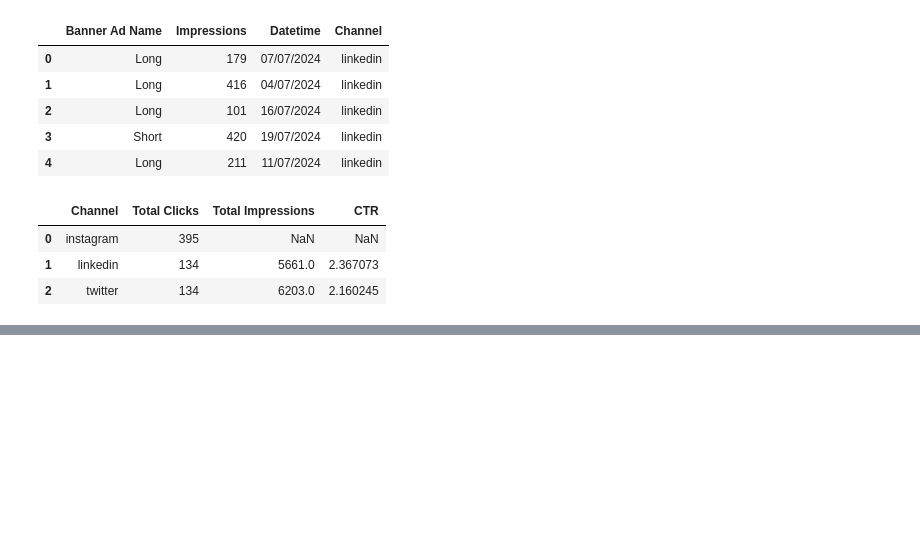
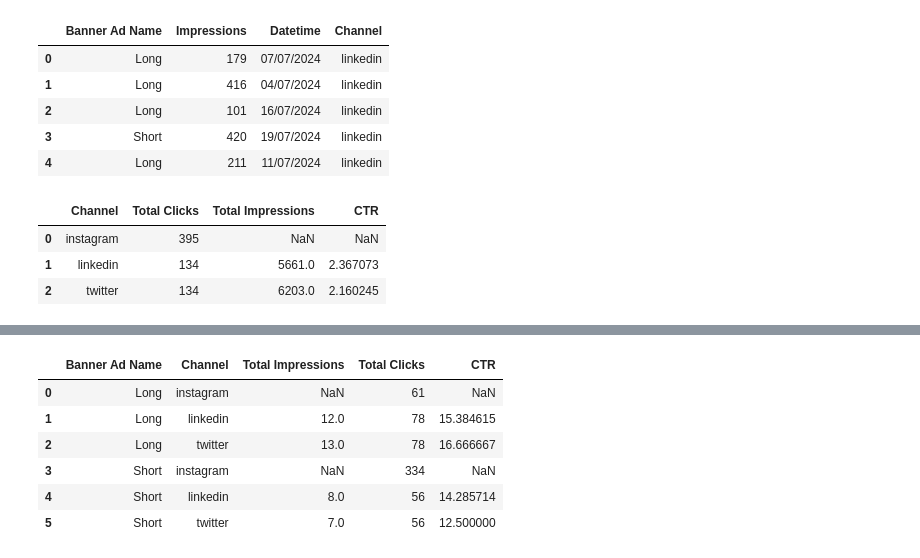
Before and after one commit to Stoichiometrical/Data-Analysis-Case-Studies, a Jupyter notebook: AB Testing Analysis CaseStudy.ipynb, the cells around one changed output, grey strips where cells are left out. Cells and saved outputs as stored; diff of their text form; code cells hidden in the pictures; blank space fills up the shorter version.

```diff
--- a/AB Testing Analysis CaseStudy.ipynb
+++ b/AB Testing Analysis CaseStudy.ipynb
@@ -403,0 +406,4 @@ alls
+# %%
+#How did each banner perform across all channels
+banner_perf = all_impressions.groupby(["Banner Ad Name","Channel"]).size().reset_index(name="Total Impressions")
+banner_perf
@@ -403,0 +416,4 @@ alls
+# %%
+#How did each banner perform across all channels
+banner_perf_clicks = all_clicks.groupby(["Banner Ad Name","Channel"]).size().reset_index(name="Total Clicks")
+banner_perf_clicks
@@ -403,0 +428,16 @@ alls
+# %%
+merged_perf = banner_perf.merge(
+    banner_perf_clicks,
+    on=["Banner Ad Name", "Channel"],
+    how="outer"
+)
+merged_perf["CTR"] = merged_perf["Total Impressions"]/merged_perf["Total Clicks"] * 100
+merged_perf
+# %% [output]
+|  | Banner Ad Name | Channel | Total Impressions | Total Clicks | CTR |
+| 0 | Long | instagram | NaN | 61 | NaN |
+| 1 | Long | linkedin | 12.0 | 78 | 15.384615 |
+| 2 | Long | twitter | 13.0 | 78 | 16.666667 |
+| 3 | Short | instagram | NaN | 334 | NaN |
+| 4 | Short | linkedin | 8.0 | 56 | 14.285714 |
+| 5 | Short | twitter | 7.0 | 56 | 12.500000 |
```
Also changed, not shown: parts of 4 cells of this notebook.
